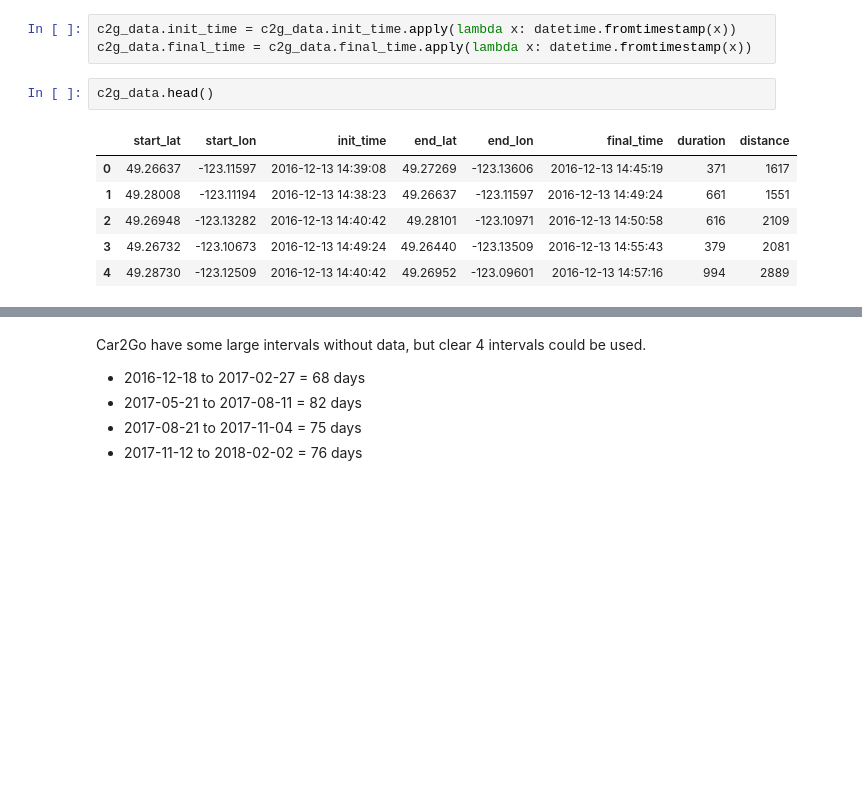
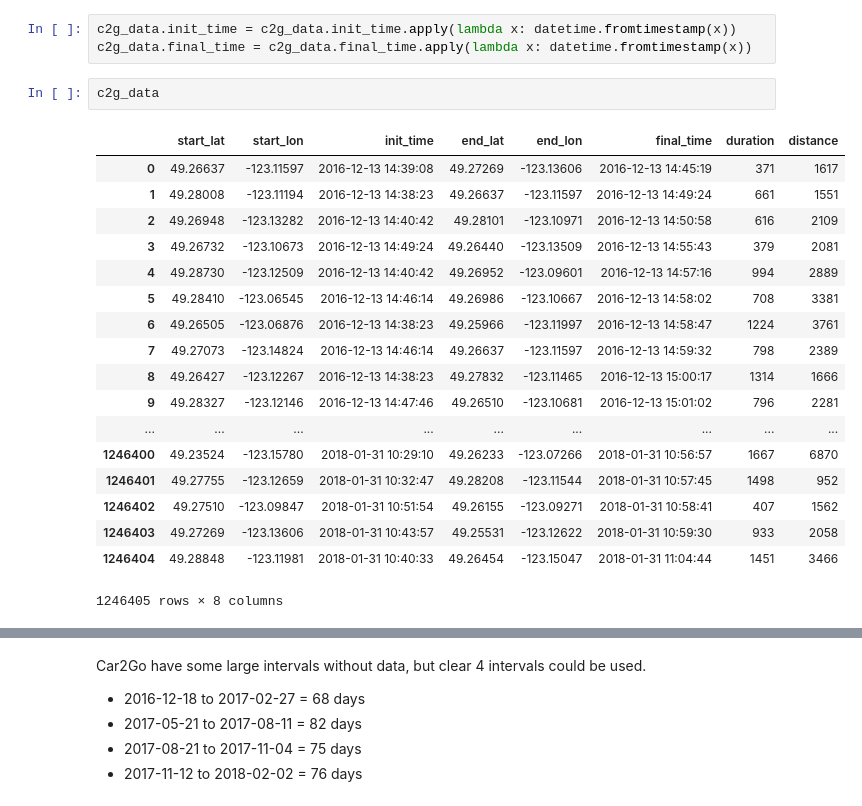
Before and after one commit to netlabufjf/timeseries-forecast, a Jupyter notebook: findBestTimeInterval.ipynb, the cells around one changed output, grey strips where cells are left out. Cells and saved outputs as stored; diff of their text form; blank space fills up the shorter version.

```diff
--- a/findBestTimeInterval.ipynb
+++ b/findBestTimeInterval.ipynb
@@ -128,13 +132,25 @@ c2g_data = pd.read_csv('data/car2go_travels.csv', index_col=0)
 c2g_data.init_time = c2g_data.init_time.apply(lambda x: datetime.fromtimestamp(x))
 c2g_data.final_time = c2g_data.final_time.apply(lambda x: datetime.fromtimestamp(x))
 # %%
-c2g_data.head()
+c2g_data
 # %% [output]
 |  | start_lat | start_lon | init_time | end_lat | end_lon | final_time | duration | distance |
 | 0 | 49.26637 | -123.11597 | 2016-12-13 14:39:08 | 49.27269 | -123.13606 | 2016-12-13 14:45:19 | 371 | 1617 |
 | 1 | 49.28008 | -123.11194 | 2016-12-13 14:38:23 | 49.26637 | -123.11597 | 2016-12-13 14:49:24 | 661 | 1551 |
 | 2 | 49.26948 | -123.13282 | 2016-12-13 14:40:42 | 49.28101 | -123.10971 | 2016-12-13 14:50:58 | 616 | 2109 |
 | 3 | 49.26732 | -123.10673 | 2016-12-13 14:49:24 | 49.26440 | -123.13509 | 2016-12-13 14:55:43 | 379 | 2081 |
 | 4 | 49.28730 | -123.12509 | 2016-12-13 14:40:42 | 49.26952 | -123.09601 | 2016-12-13 14:57:16 | 994 | 2889 |
+| 5 | 49.28410 | -123.06545 | 2016-12-13 14:46:14 | 49.26986 | -123.10667 | 2016-12-13 14:58:02 | 708 | 3381 |
+| 6 | 49.26505 | -123.06876 | 2016-12-13 14:38:23 | 49.25966 | -123.11997 | 2016-12-13 14:58:47 | 1224 | 3761 |
+| 7 | 49.27073 | -123.14824 | 2016-12-13 14:46:14 | 49.26637 | -123.11597 | 2016-12-13 14:59:32 | 798 | 2389 |
+| 8 | 49.26427 | -123.12267 | 2016-12-13 14:38:23 | 49.27832 | -123.11465 | 2016-12-13 15:00:17 | 1314 | 1666 |
+| 9 | 49.28327 | -123.12146 | 2016-12-13 14:47:46 | 49.26510 | -123.10681 | 2016-12-13 15:01:02 | 796 | 2281 |
+| ... | ... | ... | ... | ... | ... | ... | ... | ... |
+| 1246400 | 49.23524 | -123.15780 | 2018-01-31 10:29:10 | 49.26233 | -123.07266 | 2018-01-31 10:56:57 | 1667 | 6870 |
+| 1246401 | 49.27755 | -123.12659 | 2018-01-31 10:32:47 | 49.28208 | -123.11544 | 2018-01-31 10:57:45 | 1498 | 952 |
+| 1246402 | 49.27510 | -123.09847 | 2018-01-31 10:51:54 | 49.26155 | -123.09271 | 2018-01-31 10:58:41 | 407 | 1562 |
+| 1246403 | 49.27269 | -123.13606 | 2018-01-31 10:43:57 | 49.25531 | -123.12622 | 2018-01-31 10:59:30 | 933 | 2058 |
+| 1246404 | 49.28848 | -123.11981 | 2018-01-31 10:40:33 | 49.26454 | -123.15047 | 2018-01-31 11:04:44 | 1451 | 3466 |
+1246405 rows × 8 columns
 # %%
 travel_count = c2g_data.init_time.value_counts(sort=False)
```
Also changed, not shown: parts of 12 cells of this notebook.
